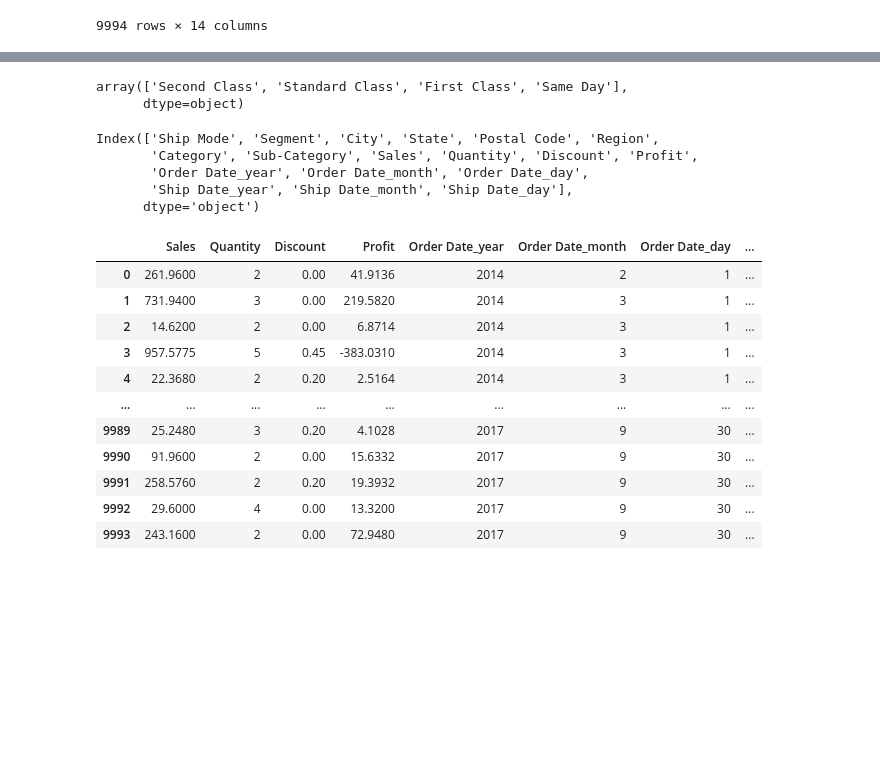
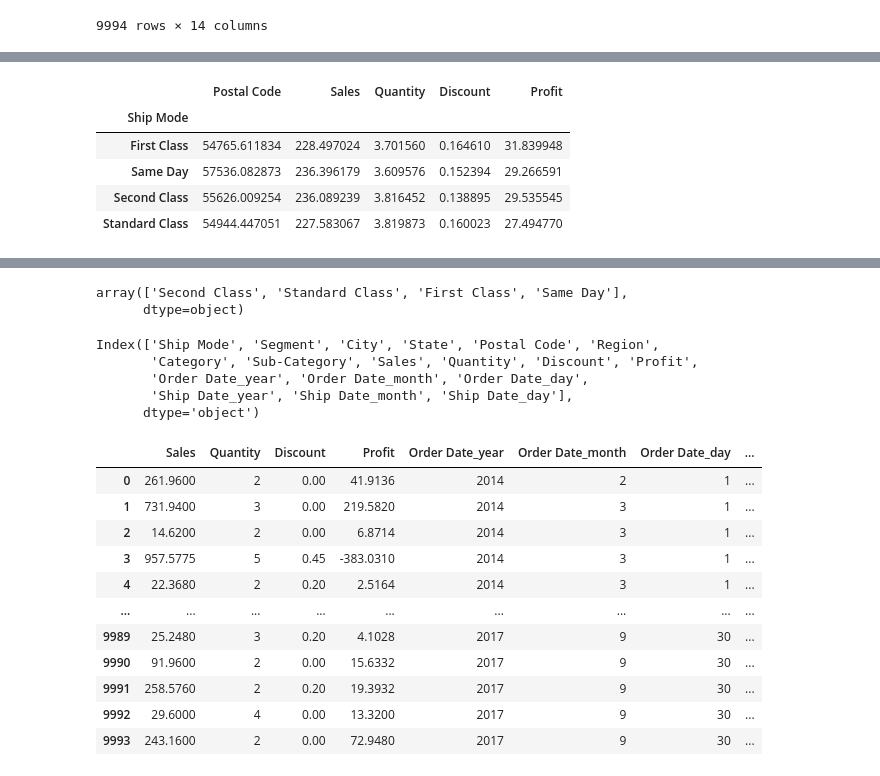
Before and after one commit to sahilkumar0511/Superstore_Sales_Prediction, a Jupyter notebook: Superstore_Sales_Prediction.ipynb, the cells around one changed output, grey strips where cells are left out. Saved outputs shown, nothing was run; the diff lists cells and outputs as text; code cells hidden in the pictures; blank space fills up the shorter version.

```diff
--- a/Superstore_Sales_Prediction.ipynb
+++ b/Superstore_Sales_Prediction.ipynb
@@ -59,0 +92,9 @@ df
+# %%
+df.groupby('Ship Mode').mean()
+# %% [output]
+|  | Postal Code | Sales | Quantity | Discount | Profit |
+| Ship Mode |  |  |  |  |  |
+| First Class | 54765.611834 | 228.497024 | 3.701560 | 0.164610 | 31.839948 |
+| Same Day | 57536.082873 | 236.396179 | 3.609576 | 0.152394 | 29.266591 |
+| Second Class | 55626.009254 | 236.089239 | 3.816452 | 0.138895 | 29.535545 |
+| Standard Class | 54944.447051 | 227.583067 | 3.819873 | 0.160023 | 27.494770 |
```
Also changed, not shown: parts of 18 cells of this notebook.
